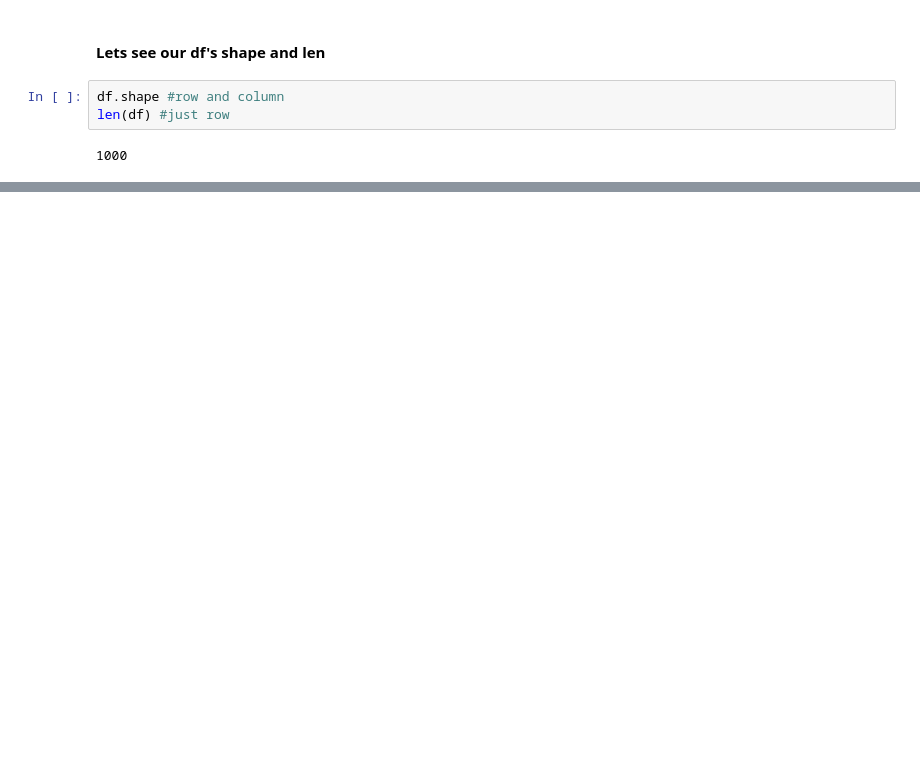
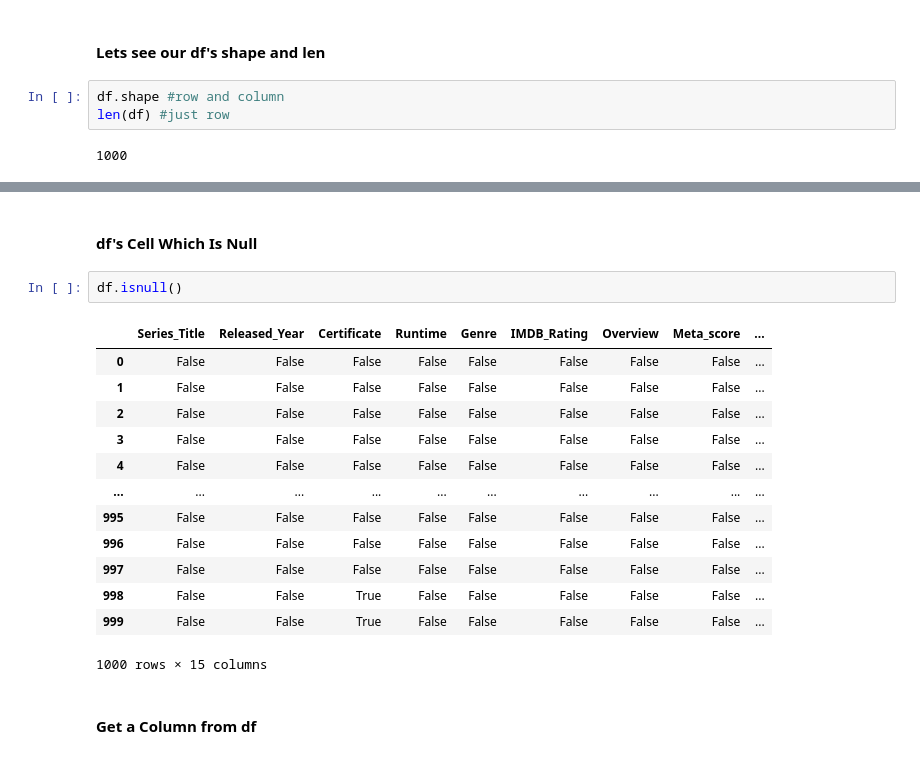
Before and after one commit to yunusemregul0/MachineLearning-Examples, a Jupyter notebook: PandasTutorial/pandas_tutorial.ipynb, the cells around one changed output, grey strips where cells are left out. Drawn from its saved outputs; the diff is of its cells as text; blank space fills up the shorter version.

```diff
--- a/PandasTutorial/pandas_tutorial.ipynb
+++ b/PandasTutorial/pandas_tutorial.ipynb
@@ -34,0 +65,20 @@ len(df) #just row
+# %% [markdown]
+#### df's Cell Which Is Null
+# %%
+df.isnull()
+# %% [output]
+|  | Series_Title | Released_Year | Certificate | Runtime | Genre | IMDB_Rating | Overview | Meta_score | ... |
+| 0 | False | False | False | False | False | False | False | False | ... |
+| 1 | False | False | False | False | False | False | False | False | ... |
+| 2 | False | False | False | False | False | False | False | False | ... |
+| 3 | False | False | False | False | False | False | False | False | ... |
+| 4 | False | False | False | False | False | False | False | False | ... |
+| ... | ... | ... | ... | ... | ... | ... | ... | ... | ... |
+| 995 | False | False | False | False | False | False | False | False | ... |
+| 996 | False | False | False | False | False | False | False | False | ... |
+| 997 | False | False | False | False | False | False | False | False | ... |
+| 998 | False | False | True | False | False | False | False | False | ... |
+| 999 | False | False | True | False | False | False | False | False | ... |
+1000 rows × 15 columns
+# %% [markdown]
+#### Get a Column from df
```
Also changed, not shown: parts of 32 cells of this notebook.
